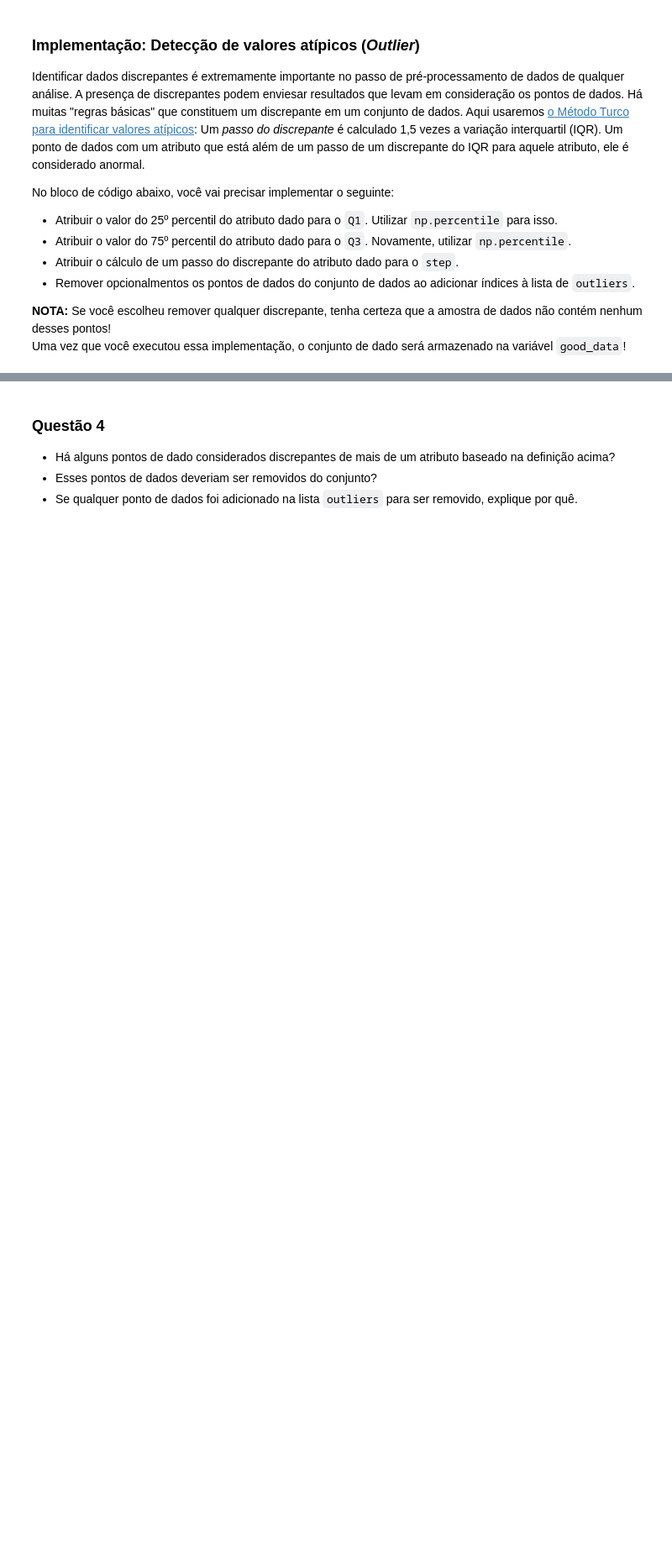
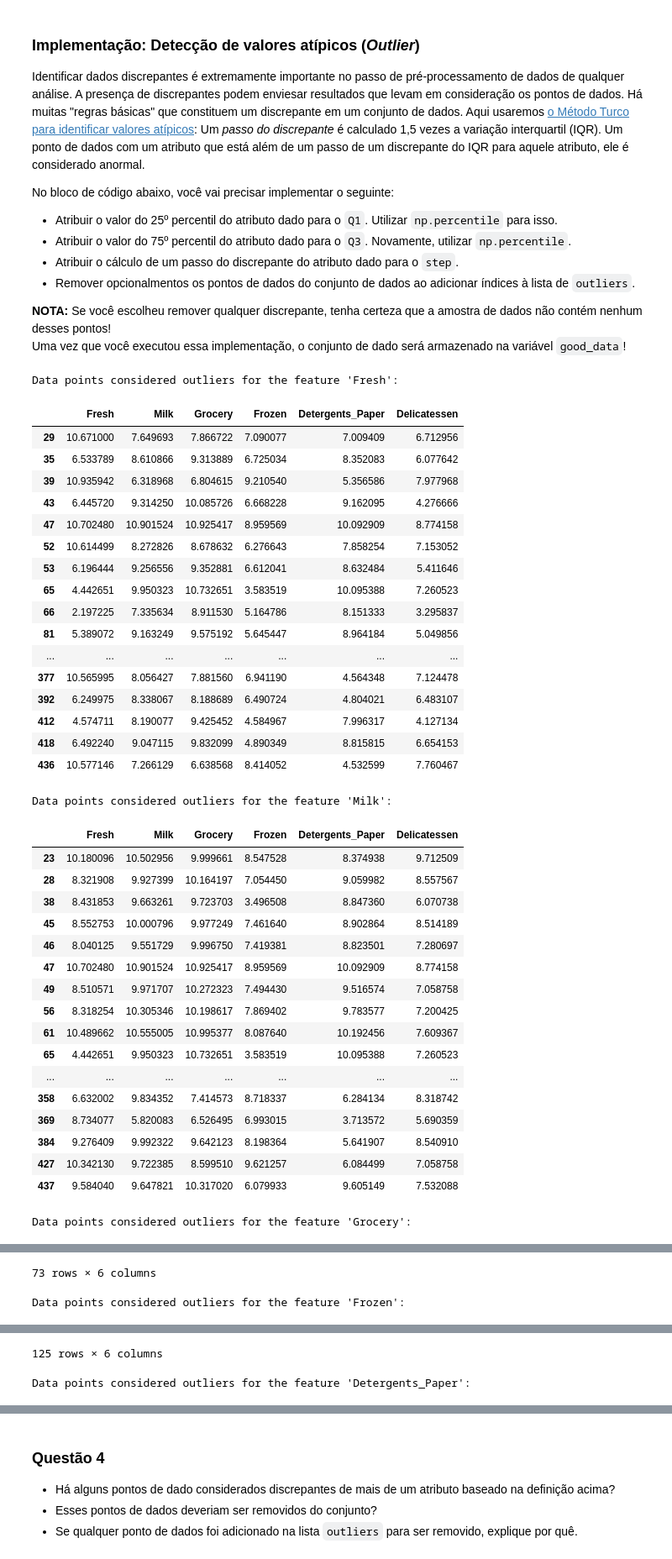
Before and after one commit to lucastls/Data-Scientist-Nanodegree, a Jupyter notebook: Projetos/Projeto_02_customer_segments/customer_segments_PT.ipynb, the cells around one changed output, grey strips where cells are left out. Shown at 84% size. Drawn from its saved outputs; the diff is of its cells as text; code cells hidden in the pictures; blank space fills up the shorter version.

```diff
--- a/Projetos/Projeto_02_customer_segments/customer_segments_PT.ipynb
+++ b/Projetos/Projeto_02_customer_segments/customer_segments_PT.ipynb
@@ -235,24 +242,64 @@ No bloco de código abaixo, você vai precisar implementar o seguinte:
 **NOTA:** Se você escolheu remover qualquer discrepante, tenha certeza que a amostra de dados não contém nenhum desses pontos!
  Uma vez que você executou essa implementação, o conjunto de dado será armazenado na variável `good_data`!
 # %%
+outliers = []
+
 # Para cada atributo encontre os pontos de dados com máximos valores altos e baixos
 for feature in log_data.keys():
 
     # TODO: Calcule Q1 (25º percentil dos dados) para o atributo dado
-    Q1 = None
+    Q1 = np.percentile(log_data[feature], q=25)
 
     # TODO: Calcule Q3 (75º percentil dos dados) para o atributo dado
-    Q3 = None
+    Q3 = np.percentile(log_data[feature], q=50)
 
     # TODO: Utilize a amplitude interquartil para calcular o passo do discrepante (1,5 vezes a variação interquartil)
-    step = None
+    step = 1.5*(Q3-Q1)
 
     # Mostre os discrepantes
-    print "Data points considered outliers for the feature '{}':".format(feature)
+    print ("Data points considered outliers for the feature '{}':".format(feature))
     display(log_data[~((log_data[feature] >= Q1 - step) & (log_data[feature] <= Q3 + step))])
 
-# OPCIONAL: Selecione os índices dos pontos de dados que você deseja remover
-outliers  = []
+    # OPCIONAL: Selecione os índices dos pontos de dados que você deseja remover
+    outliers  = outliers + log_data[~((log_data[feature] >= Q1 - step) & (log_data[feature] <= Q3 + step))].index.to_list()
 
 # Remova os valores atí, caso nenhum tenha sido especificado
 good_data = log_data.drop(log_data.index[outliers]).reset_index(drop = True)
+# %% [output]
+Data points considered outliers for the feature 'Fresh':
+|  | Fresh | Milk | Grocery | Frozen | Detergents_Paper | Delicatessen |
+| 29 | 10.671000 | 7.649693 | 7.866722 | 7.090077 | 7.009409 | 6.712956 |
+| 35 | 6.533789 | 8.610866 | 9.313889 | 6.725034 | 8.352083 | 6.077642 |
+| 39 | 10.935942 | 6.318968 | 6.804615 | 9.210540 | 5.356586 | 7.977968 |
+| 43 | 6.445720 | 9.314250 | 10.085726 | 6.668228 | 9.162095 | 4.276666 |
+| 47 | 10.702480 | 10.901524 | 10.925417 | 8.959569 | 10.092909 | 8.774158 |
+| 52 | 10.614499 | 8.272826 | 8.678632 | 6.276643 | 7.858254 | 7.153052 |
+| 53 | 6.196444 | 9.256556 | 9.352881 | 6.612041 | 8.632484 | 5.411646 |
+| 65 | 4.442651 | 9.950323 | 10.732651 | 3.583519 | 10.095388 | 7.260523 |
+| 66 | 2.197225 | 7.335634 | 8.911530 | 5.164786 | 8.151333 | 3.295837 |
+| 81 | 5.389072 | 9.163249 | 9.575192 | 5.645447 | 8.964184 | 5.049856 |
+| ... | ... | ... | ... | ... | ... | ... |
+| 377 | 10.565995 | 8.056427 | 7.881560 | 6.941190 | 4.564348 | 7.124478 |
+| 392 | 6.249975 | 8.338067 | 8.188689 | 6.490724 | 4.804021 | 6.483107 |
+| 412 | 4.574711 | 8.190077 | 9.425452 | 4.584967 | 7.996317 | 4.127134 |
+| 418 | 6.492240 | 9.047115 | 9.832099 | 4.890349 | 8.815815 | 6.654153 |
+| 436 | 10.577146 | 7.266129 | 6.638568 | 8.414052 | 4.532599 | 7.760467 |
+Data points considered outliers for the feature 'Milk':
+|  | Fresh | Milk | Grocery | Frozen | Detergents_Paper | Delicatessen |
+| 23 | 10.180096 | 10.502956 | 9.999661 | 8.547528 | 8.374938 | 9.712509 |
+| 28 | 8.321908 | 9.927399 | 10.164197 | 7.054450 | 9.059982 | 8.557567 |
+| 38 | 8.431853 | 9.663261 | 9.723703 | 3.496508 | 8.847360 | 6.070738 |
+| 45 | 8.552753 | 10.000796 | 9.977249 | 7.461640 | 8.902864 | 8.514189 |
+| 46 | 8.040125 | 9.551729 | 9.996750 | 7.419381 | 8.823501 | 7.280697 |
+| 47 | 10.702480 | 10.901524 | 10.925417 | 8.959569 | 10.092909 | 8.774158 |
+| 49 | 8.510571 | 9.971707 | 10.272323 | 7.494430 | 9.516574 | 7.058758 |
+| 56 | 8.318254 | 10.305346 | 10.198617 | 7.869402 | 9.783577 | 7.200425 |
+| 61 | 10.489662 | 10.555005 | 10.995377 | 8.087640 | 10.192456 | 7.609367 |
+| 65 | 4.442651 | 9.950323 | 10.732651 | 3.583519 | 10.095388 | 7.260523 |
+| ... | ... | ... | ... | ... | ... | ... |
+| 358 | 6.632002 | 9.834352 | 7.414573 | 8.718337 | 6.284134 | 8.318742 |
+| 369 | 8.734077 | 5.820083 | 6.526495 | 6.993015 | 3.713572 | 5.690359 |
+| 384 | 9.276409 | 9.992322 | 9.642123 | 8.198364 | 5.641907 | 8.540910 |
+| 427 | 10.342130 | 9.722385 | 8.599510 | 9.621257 | 6.084499 | 7.058758 |
+| 437 | 9.584040 | 9.647821 | 10.317020 | 6.079933 | 9.605149 | 7.532088 |
+Data points considered outliers for the feature 'Grocery':
@@ -258,0 +323,2 @@ good_data = log_data.drop(log_data.index[outliers]).reset_index(drop = True)
+73 rows × 6 columns
+Data points considered outliers for the feature 'Frozen':
@@ -258,0 +342,2 @@ good_data = log_data.drop(log_data.index[outliers]).reset_index(drop = True)
+125 rows × 6 columns
+Data points considered outliers for the feature 'Detergents_Paper':
```
Also changed, not shown: parts of 12 cells of this notebook.
